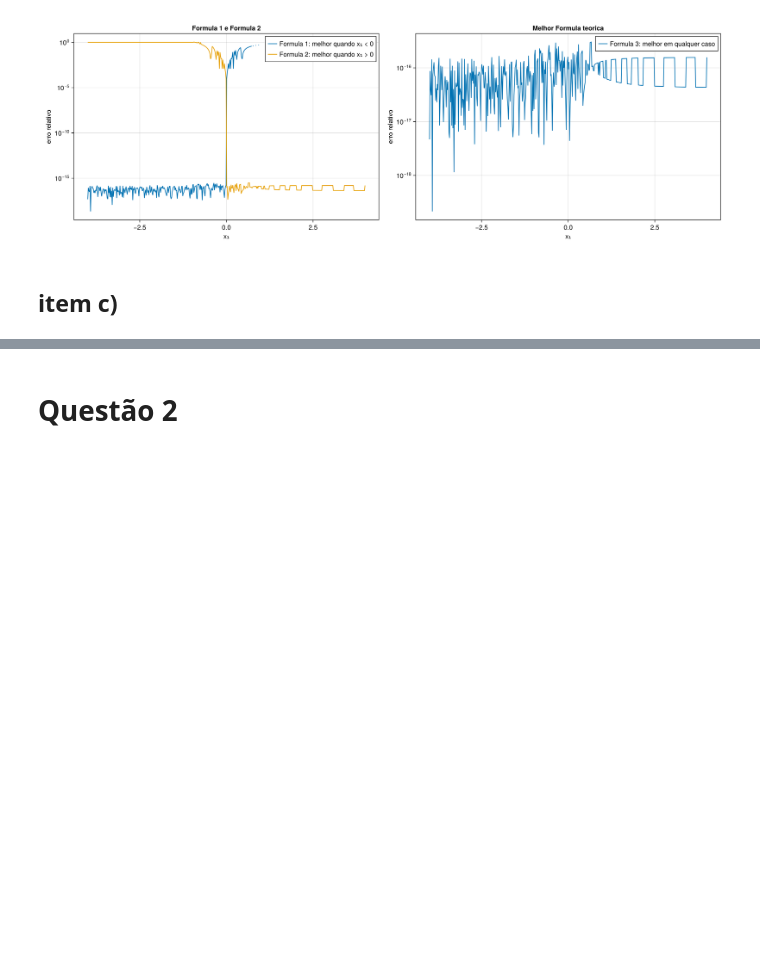
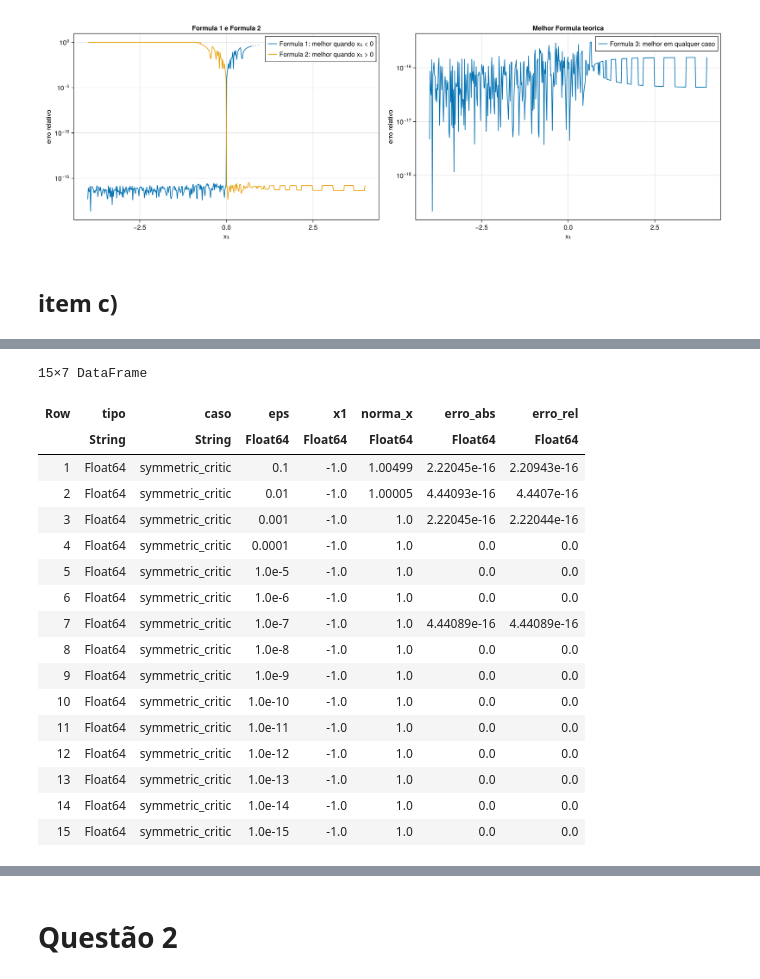
Before and after one commit to jhe-sua/projeto4-aln, a Jupyter notebook: projeto4.ipynb, the cells around one changed output, grey strips where cells are left out. Cells and saved outputs as stored; diff of their text form; code cells hidden in the pictures; blank space fills up the shorter version.

```diff
--- a/projeto4.ipynb
+++ b/projeto4.ipynb
@@ -91,0 +169,10 @@ reflector (generic function with 1 method)
+# %%
+dim = 10
+random_vectors = generate_xs(15, dim)
+critic_vectors = generate_xs(15, dim, critic=true)
+simcritic_vectors = generate_xs(15, dim, symmetric_critic=true)
+
+
+results_random = test_stability(reflector, random_vectors)
+results_crictic = test_stability(reflector, critic_vectors)
+results_simcritic = test_stability(reflector, simcritic_vectors)
@@ -91,0 +257,3 @@ reflector (generic function with 1 method)
+# %%
+critic_eps = [10.0^(-k) for k in 1:15]
+simcritic_eps = critic_eps
@@ -91,0 +277,65 @@ reflector (generic function with 1 method)
+# %%
+table_random32 = test_stability_table(
+    reflector,
+    random_vectors,
+    Float32;
+    caso="random"
+)
+
+table_random64 = test_stability_table(
+    reflector,
+    random_vectors,
+    Float64;
+    caso="random"
+)
+
+table_critic32 = test_stability_table(
+    reflector,
+    critic_vectors,
+    Float32;
+    caso="critic",
+    eps_values=critic_eps
+)
+
+table_critic64 = test_stability_table(
+    reflector,
+    critic_vectors,
+    Float64;
+    caso="critic",
+    eps_values=critic_eps
+)
+
+table_simcritic32 = test_stability_table(
+    reflector,
+    simcritic_vectors,
+    Float32;
+    caso="symmetric_critic",
+    eps_values=simcritic_eps
+)
+
+table_simcritic64 = test_stability_table(
+    reflector,
+    simcritic_vectors,
+    Float64;
+    caso="symmetric_critic",
+    eps_values=simcritic_eps
+)
+# %% [output]
+15×7 DataFrame
+| Row | tipo | caso | eps | x1 | norma_x | erro_abs | erro_rel |
+|  | String | String | Float64 | Float64 | Float64 | Float64 | Float64 |
+| 1 | Float64 | symmetric_critic | 0.1 | -1.0 | 1.00499 | 2.22045e-16 | 2.20943e-16 |
+| 2 | Float64 | symmetric_critic | 0.01 | -1.0 | 1.00005 | 4.44093e-16 | 4.4407e-16 |
+| 3 | Float64 | symmetric_critic | 0.001 | -1.0 | 1.0 | 2.22045e-16 | 2.22044e-16 |
+| 4 | Float64 | symmetric_critic | 0.0001 | -1.0 | 1.0 | 0.0 | 0.0 |
+| 5 | Float64 | symmetric_critic | 1.0e-5 | -1.0 | 1.0 | 0.0 | 0.0 |
+| 6 | Float64 | symmetric_critic | 1.0e-6 | -1.0 | 1.0 | 0.0 | 0.0 |
+| 7 | Float64 | symmetric_critic | 1.0e-7 | -1.0 | 1.0 | 4.44089e-16 | 4.44089e-16 |
+| 8 | Float64 | symmetric_critic | 1.0e-8 | -1.0 | 1.0 | 0.0 | 0.0 |
+| 9 | Float64 | symmetric_critic | 1.0e-9 | -1.0 | 1.0 | 0.0 | 0.0 |
+| 10 | Float64 | symmetric_critic | 1.0e-10 | -1.0 | 1.0 | 0.0 | 0.0 |
+| 11 | Float64 | symmetric_critic | 1.0e-11 | -1.0 | 1.0 | 0.0 | 0.0 |
+| 12 | Float64 | symmetric_critic | 1.0e-12 | -1.0 | 1.0 | 0.0 | 0.0 |
+| 13 | Float64 | symmetric_critic | 1.0e-13 | -1.0 | 1.0 | 0.0 | 0.0 |
+| 14 | Float64 | symmetric_critic | 1.0e-14 | -1.0 | 1.0 | 0.0 | 0.0 |
+| 15 | Float64 | symmetric_critic | 1.0e-15 | -1.0 | 1.0 | 0.0 | 0.0 |
```
Also changed, not shown: parts of 28 cells of this notebook.
